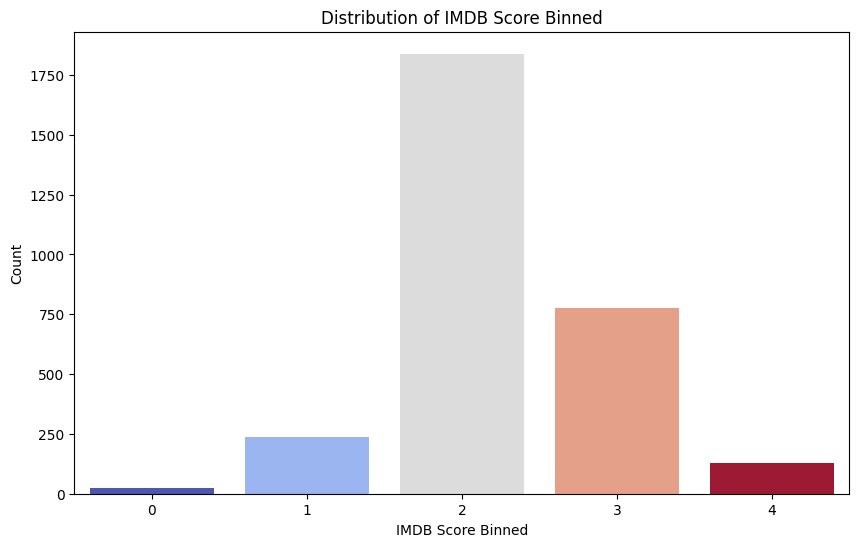
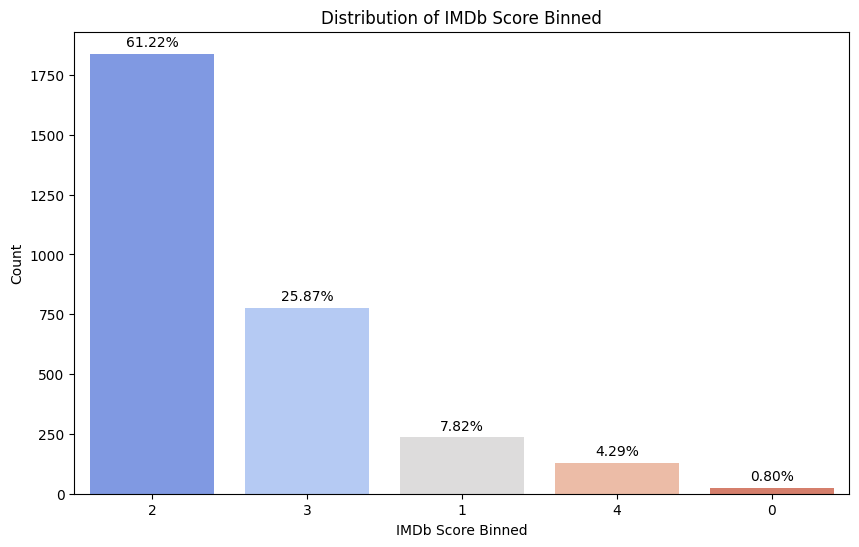
The change to this notebook cell's code, shown as a diff; its figure went from the first image to the second:
--- before
+++ after
@@ -1,7 +1,21 @@
 value_counts = train_data['imdb_score_binned'].value_counts()
-print(value_counts)
+
+# check precentage
+total = value_counts.sum()
+percentages = (value_counts / total) * 100
+
+# sort with frequency
+value_counts = value_counts.sort_values(ascending=False)
+categories = value_counts.index.tolist()
+value_counts.index = pd.Categorical(value_counts.index, categories=categories, ordered=True)
+
 # plot
 plt.figure(figsize=(10, 6))
 sns.barplot(x=value_counts.index, y=value_counts.values, hue=value_counts.index, palette='coolwarm', dodge=False, legend=False)
+
+# annotation
+for i, (count, percentage) in enumerate(zip(value_counts.values, percentages)):
+    plt.text(i, count + total * 0.01, f'{percentage:.2f}%', ha='center')
+
 plt.title('Distribution of IMDB Score Binned')
 plt.xlabel('IMDB Score Binned')

Commit: more graphs preprocessing